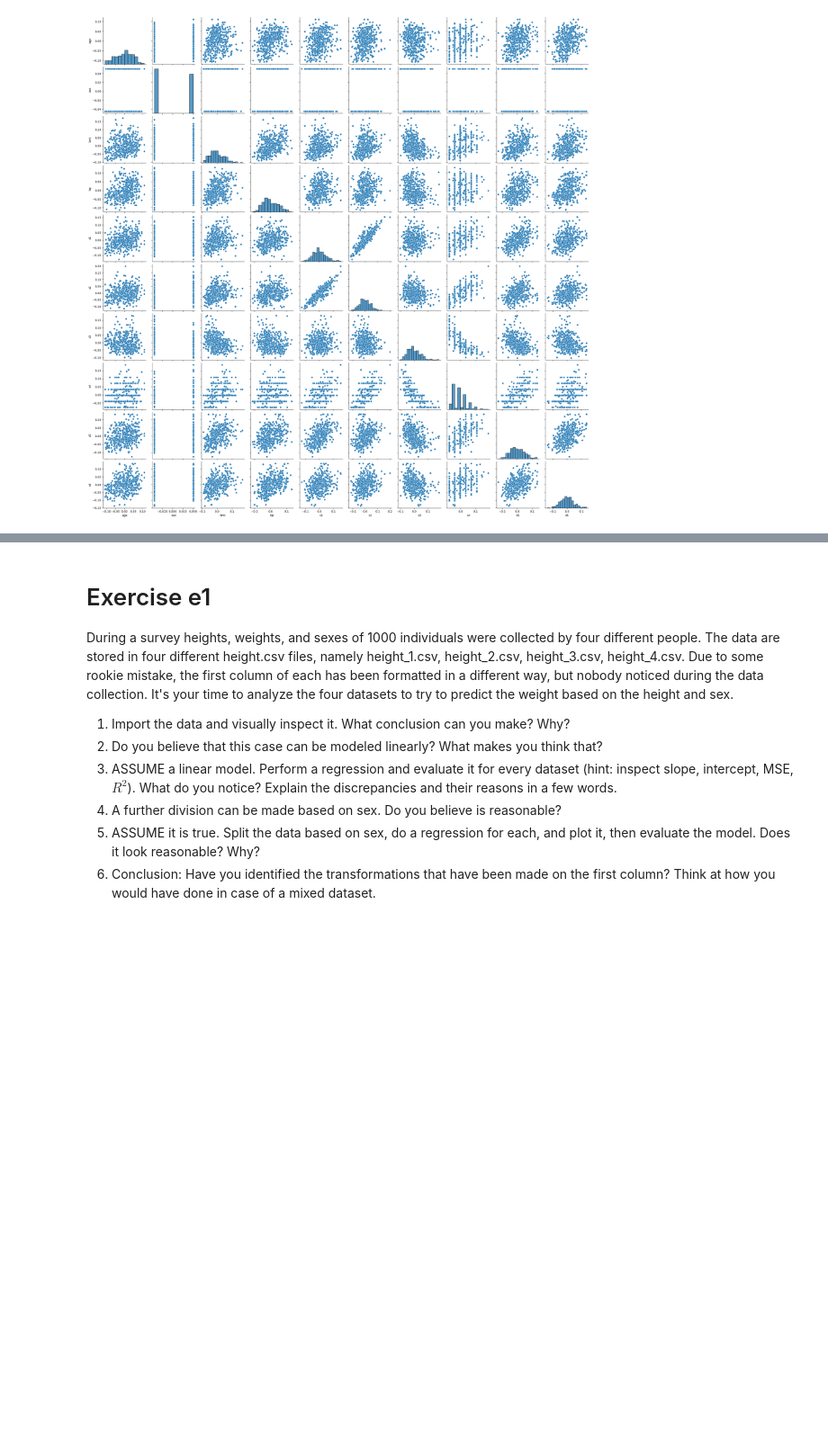
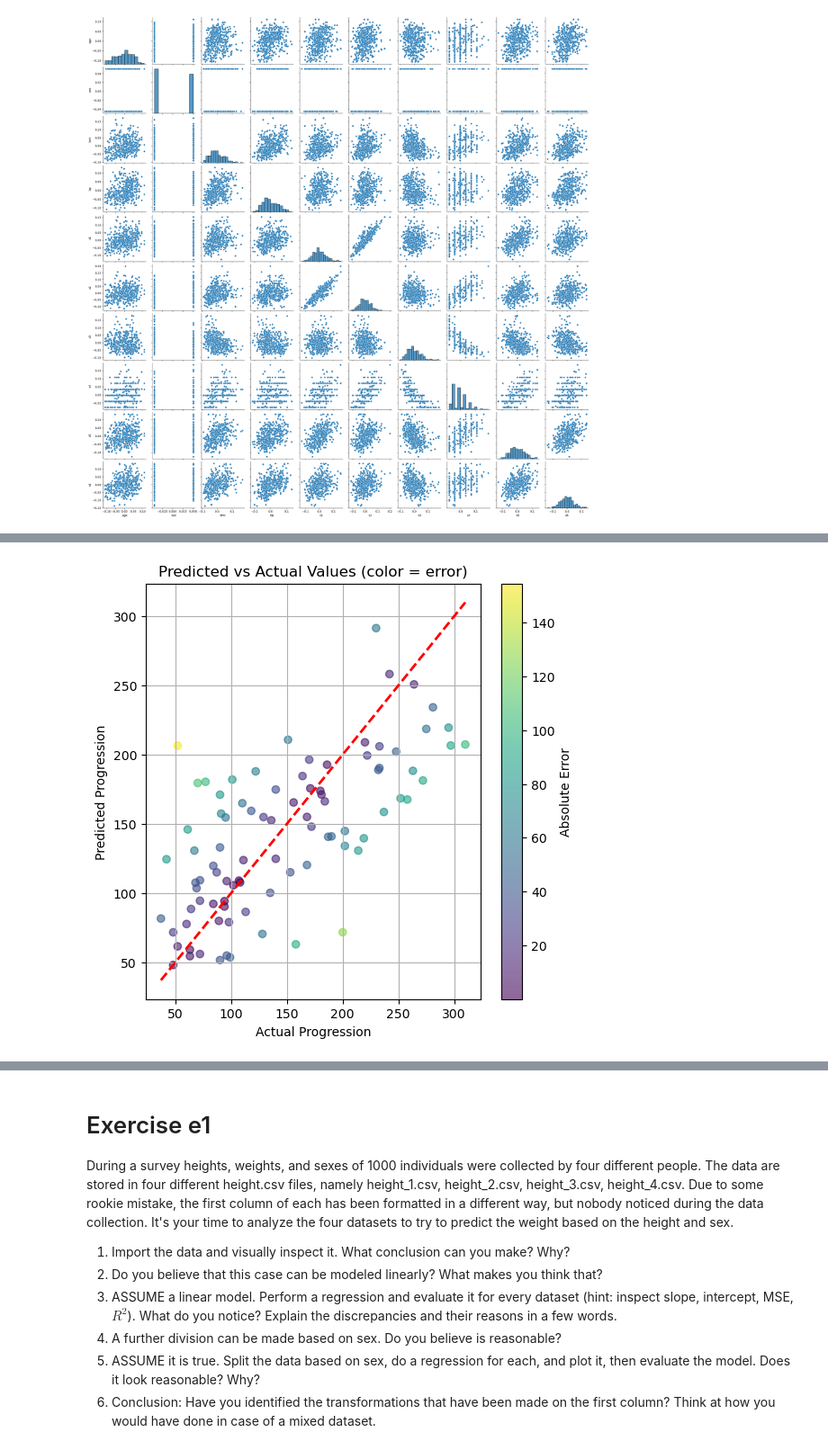
Before and after one commit to Simon-Simonsen/ML_Exercises, a Jupyter notebook: Week2_exercises-20250902/Exercises_LineaRegression_week2.ipynb, the cells around one changed output, grey strips where cells are left out. Shown at 90% size. Cells and saved outputs as stored; diff of their text form; code cells hidden in the pictures; blank space fills up the shorter version.

```diff
--- a/Week2_exercises-20250902/Exercises_LineaRegression_week2.ipynb
+++ b/Week2_exercises-20250902/Exercises_LineaRegression_week2.ipynb
@@ -289,0 +484,14 @@ plt.show()
+# %%
+#Plotting actual vs predicted, we use test values.
+
+plt.figure(figsize=(6,6))
+plt.scatter(y_test, y_test_pred, c=np.abs(residuals), cmap='viridis', alpha=0.6)
+plt.plot([y_test.min(), y_test.max()], [y_test.min(), y_test.max()], 'r--', lw=2)
+plt.colorbar(label="Absolute Error")
+plt.xlabel("Actual Progression")
+plt.ylabel("Predicted Progression")
+plt.title("Predicted vs Actual Values (color = error)")
+plt.grid(True)
+plt.show()
+# %% [output]
+[figure, added]
```
Also changed, not shown: parts of 19 cells of this notebook.
